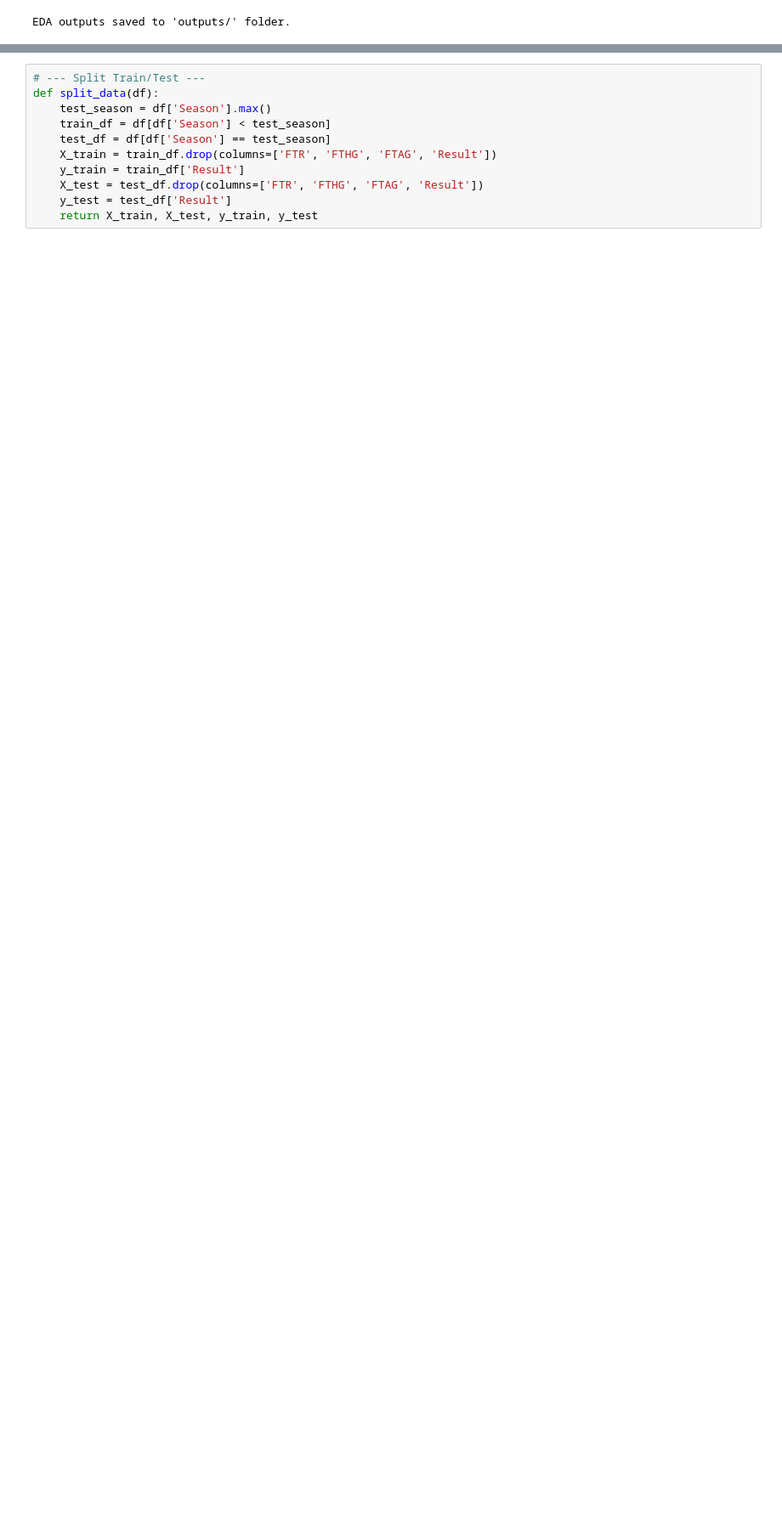
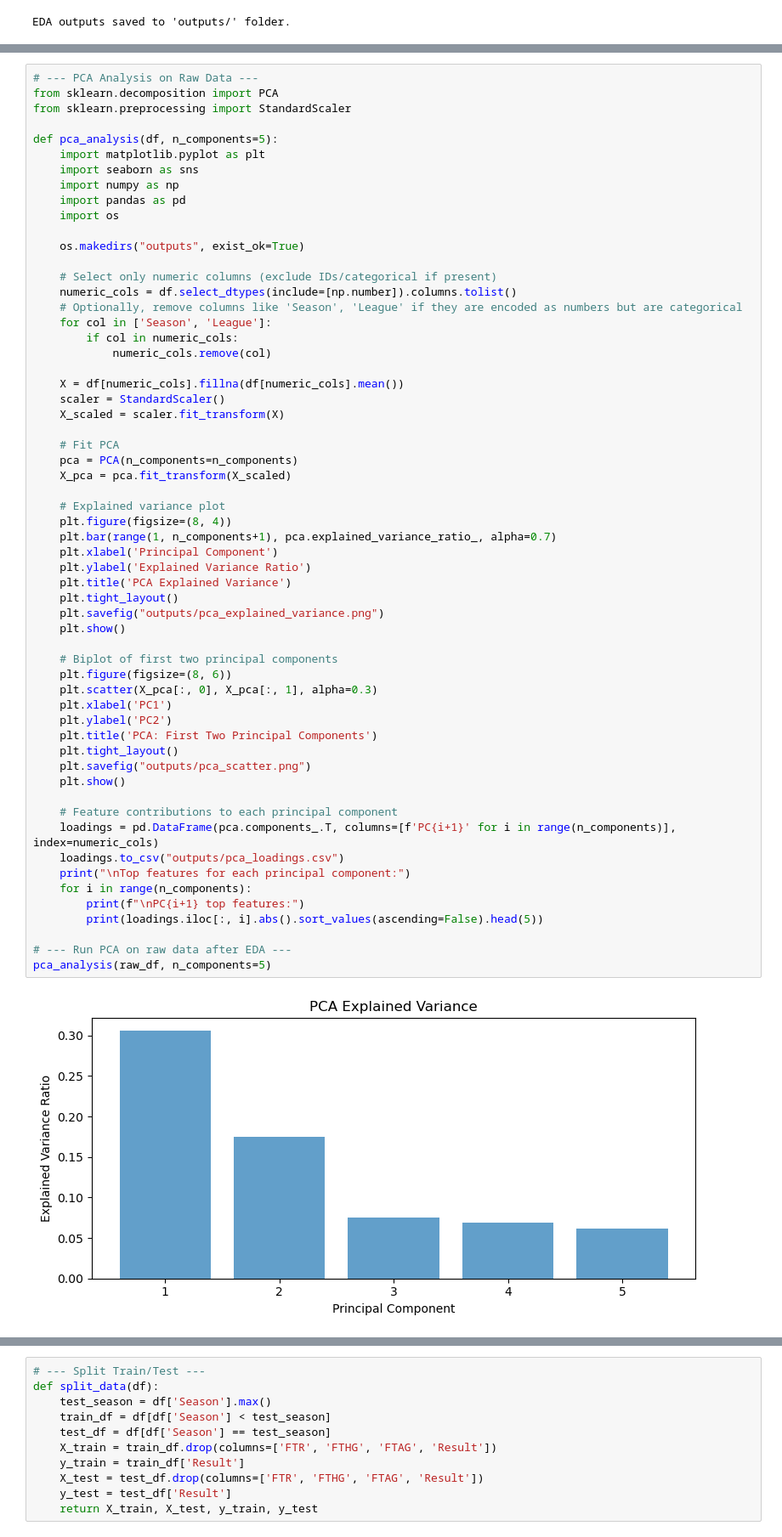
Before and after one commit to tarintrader/ml-football-project, a Jupyter notebook: football_ml_pipeline.ipynb, the cells around one changed output, grey strips where cells are left out. Shown at 85% size. Drawn from its saved outputs; the diff is of its cells as text; blank space fills up the shorter version.

```diff
--- a/football_ml_pipeline.ipynb
+++ b/football_ml_pipeline.ipynb
@@ -268,0 +239,61 @@ def engineer_features(df):
+# %%
+# --- PCA Analysis on Raw Data ---
+from sklearn.decomposition import PCA
+from sklearn.preprocessing import StandardScaler
+
+def pca_analysis(df, n_components=5):
+    import matplotlib.pyplot as plt
+    import seaborn as sns
+    import numpy as np
+    import pandas as pd
+    import os
+
+    os.makedirs("outputs", exist_ok=True)
+
+    # Select only numeric columns (exclude IDs/categorical if present)
+    numeric_cols = df.select_dtypes(include=[np.number]).columns.tolist()
+    # Optionally, remove columns like 'Season', 'League' if they are encoded as numbers but are categorical
+    for col in ['Season', 'League']:
+        if col in numeric_cols:
+            numeric_cols.remove(col)
+
+    X = df[numeric_cols].fillna(df[numeric_cols].mean())
+    scaler = StandardScaler()
+    X_scaled = scaler.fit_transform(X)
+
+    # Fit PCA
+    pca = PCA(n_components=n_components)
+    X_pca = pca.fit_transform(X_scaled)
+
+    # Explained variance plot
+    plt.figure(figsize=(8, 4))
+    plt.bar(range(1, n_components+1), pca.explained_variance_ratio_, alpha=0.7)
+    plt.xlabel('Principal Component')
+    plt.ylabel('Explained Variance Ratio')
+    plt.title('PCA Explained Variance')
+    plt.tight_layout()
+    plt.savefig("outputs/pca_explained_variance.png")
+    plt.show()
+
+    # Biplot of first two principal components
+    plt.figure(figsize=(8, 6))
+    plt.scatter(X_pca[:, 0], X_pca[:, 1], alpha=0.3)
+    plt.xlabel('PC1')
+    plt.ylabel('PC2')
+    plt.title('PCA: First Two Principal Components')
+    plt.tight_layout()
+    plt.savefig("outputs/pca_scatter.png")
+    plt.show()
+
+    # Feature contributions to each principal component
+    loadings = pd.DataFrame(pca.components_.T, columns=[f'PC{i+1}' for i in range(n_components)], index=numeric_cols)
+    loadings.to_csv("outputs/pca_loadings.csv")
+    print("\nTop features for each principal component:")
+    for i in range(n_components):
+        print(f"\nPC{i+1} top features:")
+        print(loadings.iloc[:, i].abs().sort_values(ascending=False).head(5))
+
+# --- Run PCA on raw data after EDA ---
+pca_analysis(raw_df, n_components=5)
+# %% [output]
+[figure, added]
```
Also changed, not shown: parts of 10 cells of this notebook, 9 other files.
